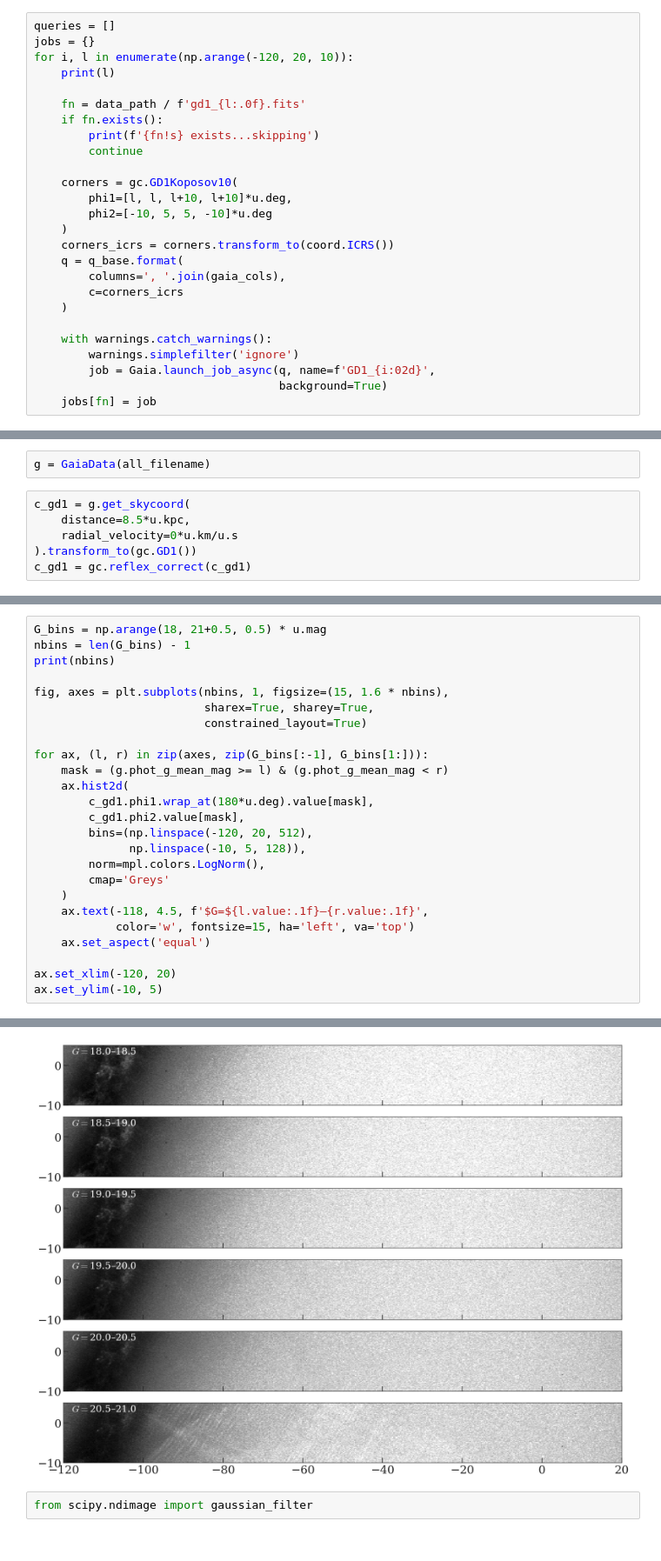
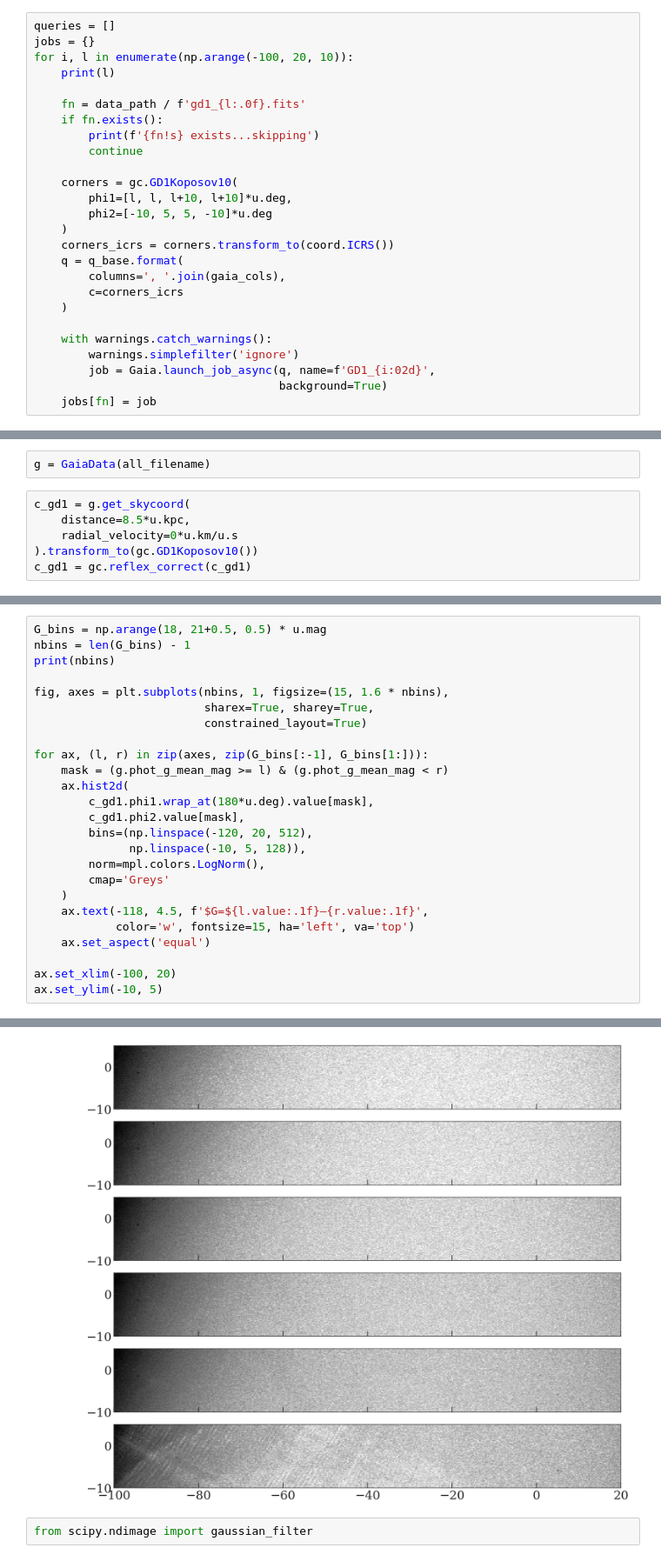
Before and after one commit to adrn/gd1-dr3, a Jupyter notebook: notebooks/1-GD1-queries.ipynb, the cells around one changed output, grey strips where cells are left out. Shown at 87% size. Cells and saved outputs as stored; diff of their text form.

```diff
--- a/notebooks/1-GD1-queries.ipynb
+++ b/notebooks/1-GD1-queries.ipynb
@@ -62,7 +62,7 @@ WHERE parallax < 0.5 AND bp_rp > -1 AND bp_rp < 3 AND
 # %%
 queries = []
 jobs = {}
-for i, l in enumerate(np.arange(-120, 20, 10)):
+for i, l in enumerate(np.arange(-100, 20, 10)):
     print(l)
 
     fn = data_path / f'gd1_{l:.0f}.fits'
@@ -137,7 +135,7 @@ g = GaiaData(all_filename)
 c_gd1 = g.get_skycoord(
     distance=8.5*u.kpc,
     radial_velocity=0*u.km/u.s
-).transform_to(gc.GD1())
+).transform_to(gc.GD1Koposov10())
 c_gd1 = gc.reflex_correct(c_gd1)
 # %%
 fig, ax = plt.subplots(1, 1, figsize=(15, 5))
@@ -155,32 +153,32 @@ ax.set_aspect('equal')
 # %%
 G_bins = np.arange(18, 21+0.5, 0.5) * u.mag
 nbins = len(G_bins) - 1
 print(nbins)
 
 fig, axes = plt.subplots(nbins, 1, figsize=(15, 1.6 * nbins),
                          sharex=True, sharey=True,
                          constrained_layout=True)
 
 for ax, (l, r) in zip(axes, zip(G_bins[:-1], G_bins[1:])):
     mask = (g.phot_g_mean_mag >= l) & (g.phot_g_mean_mag < r)
     ax.hist2d(
         c_gd1.phi1.wrap_at(180*u.deg).value[mask],
         c_gd1.phi2.value[mask],
         bins=(np.linspace(-120, 20, 512),
               np.linspace(-10, 5, 128)),
         norm=mpl.colors.LogNorm(),
         cmap='Greys'
     )
     ax.text(-118, 4.5, f'$G=${l.value:.1f}–{r.value:.1f}',
             color='w', fontsize=15, ha='left', va='top')
     ax.set_aspect('equal')
 
-ax.set_xlim(-120, 20)
+ax.set_xlim(-100, 20)
 ax.set_ylim(-10, 5)
 # %% [output]
 6
 (-10.0, 5.0)
-[figure, old version]
+[figure, new version]
 # %%
 from scipy.ndimage import gaussian_filter
 # %%
```
Also changed, not shown: parts of 5 cells of this notebook, 1 other file.
